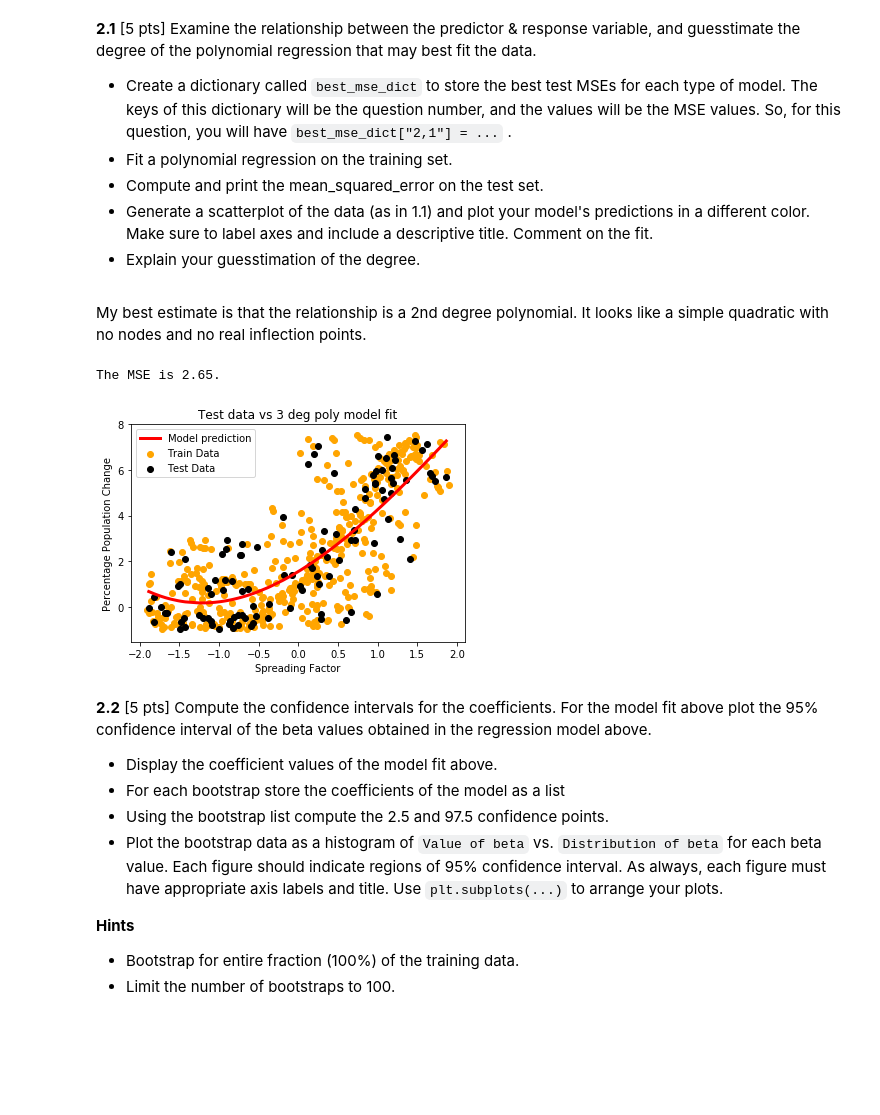
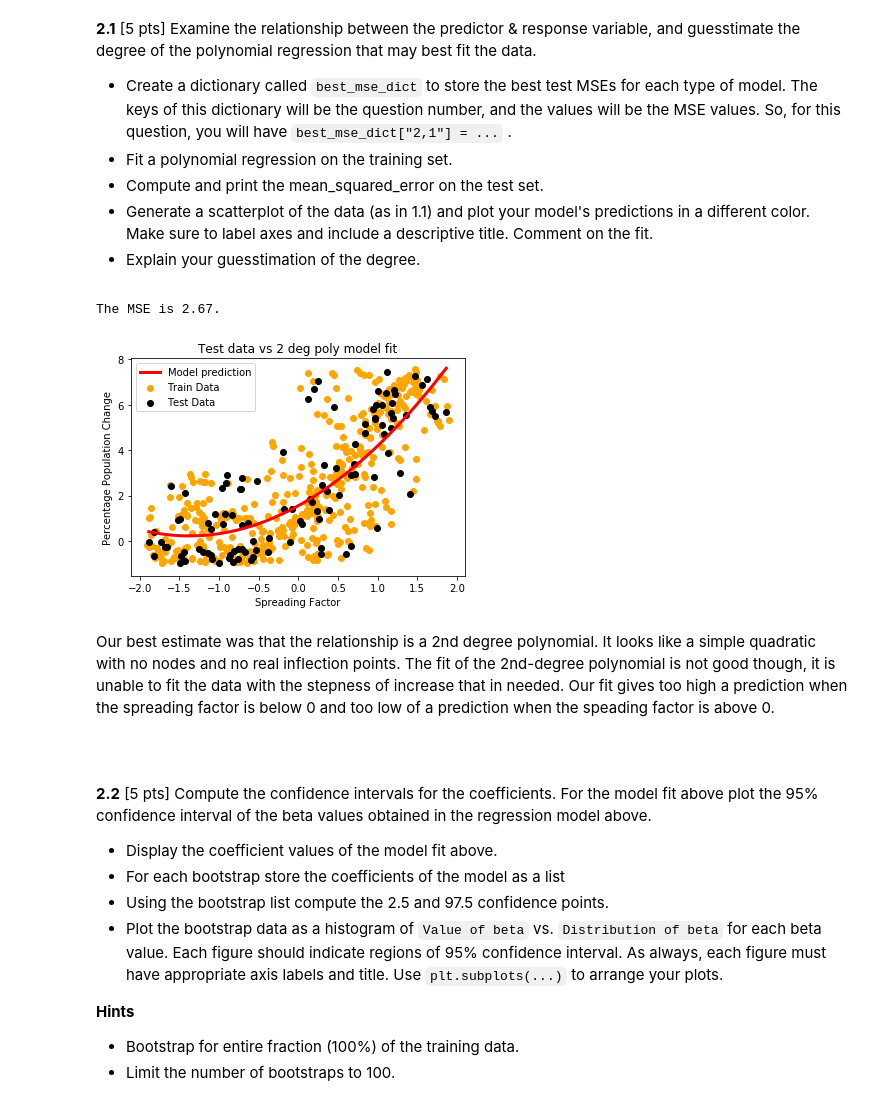
Before and after one commit to llittle/cs209a, a Jupyter notebook: HW3/cs109a_hw3.ipynb, the cells around one changed output. Saved outputs shown, nothing was run; the diff lists cells and outputs as text; code cells hidden in the pictures; blank space fills up the shorter version.

```diff
--- a/HW3/cs109a_hw3.ipynb
+++ b/HW3/cs109a_hw3.ipynb
@@ -164,5 +164,52 @@ We will be following this roadmap for the rest of the homework.
 # %%
 # Make a global dictionary to save the MSE values
 best_mse_dict = {}
+# %%
+# train model on training data
+x_train = train[["Spreading_factor"]]
+y_train = train["Perc_population"]
+
+def bacteria_model(guess_degree, problem_num = None, x_train = None, y_train = None):
+    x_poly_train = PolynomialFeatures(degree=guess_degree).fit_transform(x_train)
+    polymodel = LinearRegression(fit_intercept=False)
+    polymodel.fit(x_poly_train, y_train)
+
+    #load testing data
+    test = pd.read_csv('data/bacteria_test.csv')
+    test.sort_values(by = 'Spreading_factor', inplace = True)
+    x_test = test[['Spreading_factor']]
+    x_test_poly = PolynomialFeatures(degree = guess_degree).fit_transform(x_test)
+    y_test = test['Perc_population']
+
+    #fit the testing data
+    y_test_pred = polymodel.predict(x_test_poly)
+
+    #add to the dictionary if stated
+    if problem_num:
+        best_mse_dict[problem_num] = mean_squared_error(y_test, y_test_pred)
+
+    #plot
+    fig, ax = plt.subplots()
+    ax.scatter(x_train, y_train, color = 'orange', label = "Train Data")
+    ax.scatter(x_test, y_test, color = 'k', label = "Test Data")
+    ax.plot(x_test, y_test_pred, 'r', label = "Model prediction", linewidth = 3)
+    ax.set_xlabel("Spreading Factor")
+    ax.set_ylabel("Percentage Population Change")
+    ax.set_title(f"Test data vs {guess_degree} deg poly model fit")
+    ax.legend()
+
+    #print the MSE
+    print(f"The MSE is {best_mse_dict[problem_num]:.2f}.")
+
+    return polymodel
+# %%
+guess_degree = 2
+
+guess_model = bacteria_model(guess_degree, problem_num = "2.1",
+                             x_train = train[["Spreading_factor"]],
+                             y_train = train["Perc_population"])
+# %% [output]
+The MSE is 2.67.
+[figure, added]
 # %% [markdown]
-My best estimate is that the relationship is a 2nd degree polynomial. It looks like a simple quadratic with no nodes and no real inflection points.
+Our best estimate was that the relationship is a 2nd degree polynomial. It looks like a simple quadratic with no nodes and no real inflection points. The fit of the 2nd-degree polynomial is not good though, it is unable to fit the data with the stepness of increase that in needed. Our fit gives too high a prediction when the spreading factor is below 0 and too low of a prediction when the speading factor is above 0.
@@ -207,12 +216,5 @@ def bacteria_model(guess_degree, problem_num = None, x_train = None, y_train = N
-# %%
-guess_degree = 3
-
-guess_model = bacteria_model(guess_degree, problem_num = "2.1",
-                             x_train = train[["Spreading_factor"]],
-                             y_train = train["Perc_population"])
-# %% [output]
-The MSE is 2.65.
-[figure, removed]
+# %% [markdown]
+###
 # %% [markdown]
 <div class='exercise-r'>
 
```
Also changed, not shown: parts of 33 cells of this notebook, 1 other file.
